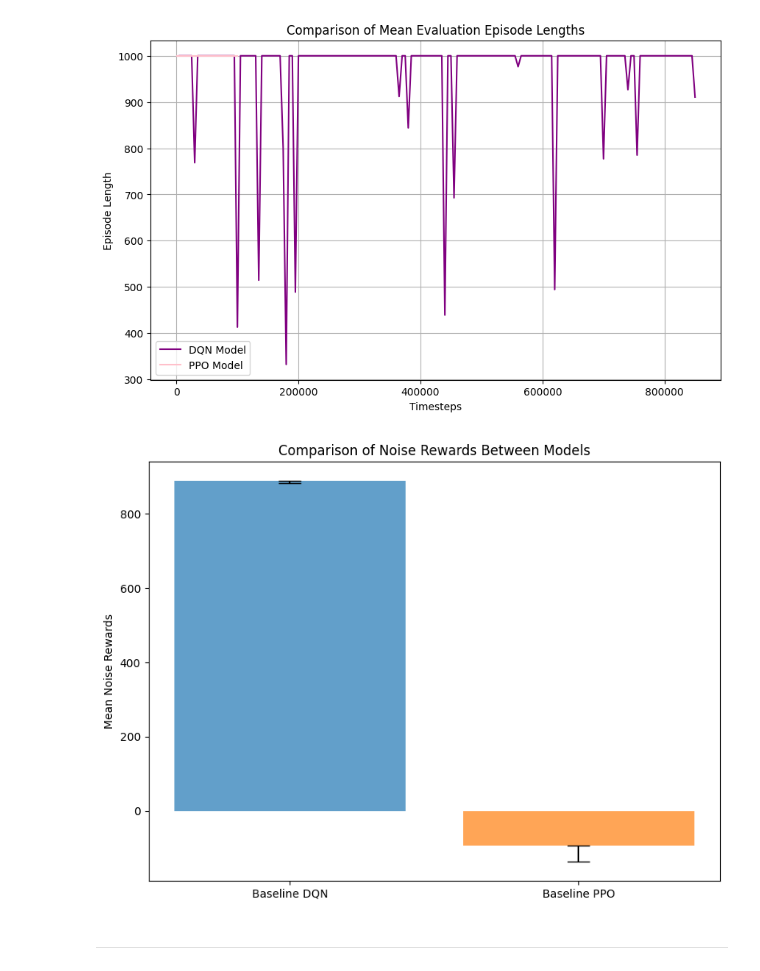
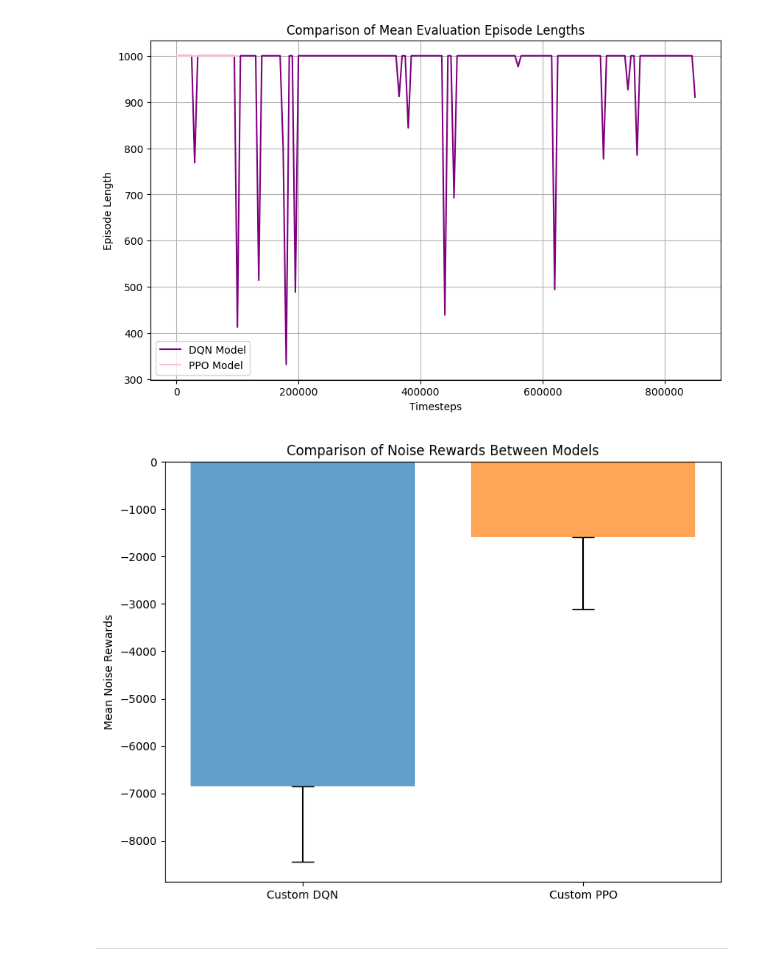
Before and after one commit to inesamorim/reinforcement-learning-with-gymnasium, a Jupyter notebook: main.ipynb, the cells around one changed output. Drawn from its saved outputs; the diff is of its cells as text; code cells hidden in the pictures.

```diff
--- a/main.ipynb
+++ b/main.ipynb
@@ -712,9 +712,9 @@ compare_episode_lengths_by_algorithm(timesteps_custom_dqn, timesteps_custom_ppo,
 # %% [output]
 [figure]
 # %%
-plot_noise_rewards_comparison(robustness_results_baseline_dqn, robustness_results_baseline_ppo, model1_label='Baseline DQN', model2_label='Baseline PPO')
+plot_noise_rewards_comparison(robustness_results_custom_dqn, robustness_results_custom_ppo, model1_label='Custom DQN', model2_label='Custom PPO')
 # %% [output]
-[figure, old version]
+[figure, new version]
 # %% [markdown]
 ---
 # %% [markdown]
```
